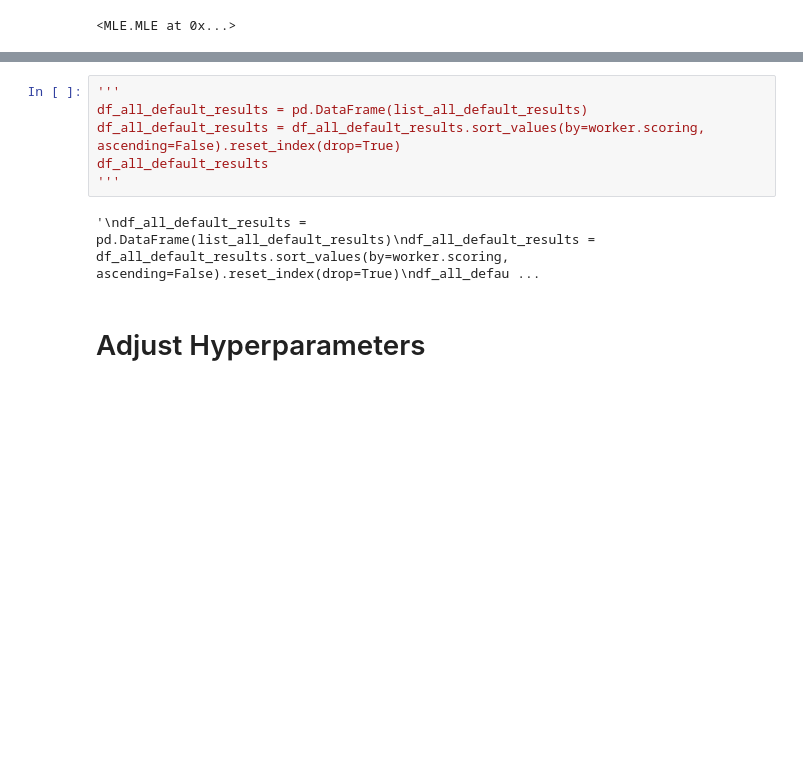
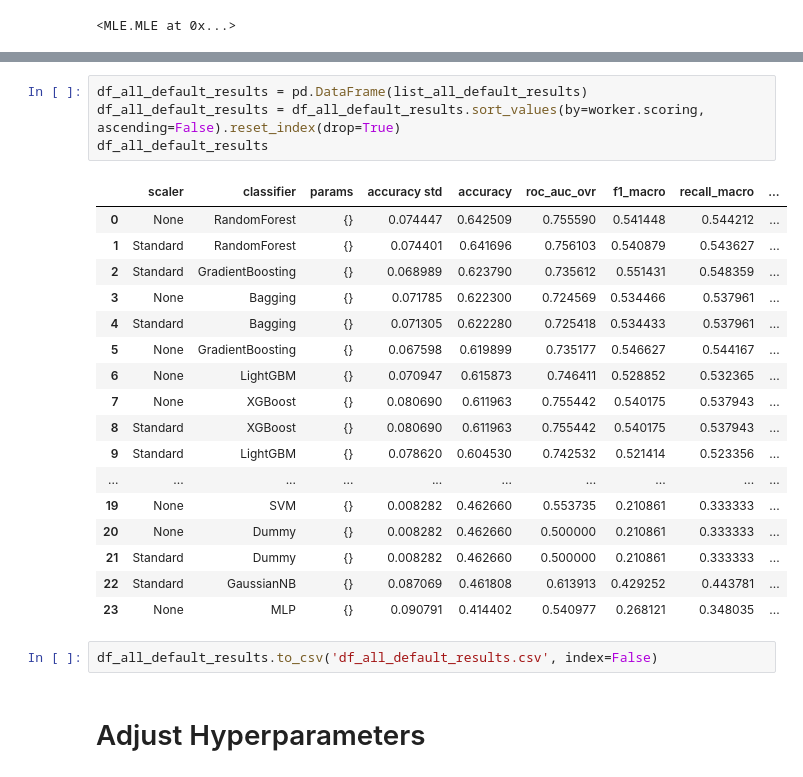
Before and after one commit to intel-comp-saude-ufes/2024-1-P1-HemofiliaSeverityClassification, a Jupyter notebook: Hemofilia_Projeto1.ipynb, the cells around one changed output, grey strips where cells are left out. Drawn from its saved outputs; the diff is of its cells as text; blank space fills up the shorter version.

```diff
--- a/Hemofilia_Projeto1.ipynb
+++ b/Hemofilia_Projeto1.ipynb
@@ -114,11 +129,27 @@ for classifier in worker.classifiers.keys():
 # %%
-'''
 df_all_default_results = pd.DataFrame(list_all_default_results)
 df_all_default_results = df_all_default_results.sort_values(by=worker.scoring, ascending=False).reset_index(drop=True)
 df_all_default_results
-'''
 # %% [output]
-'\ndf_all_default_results = pd.DataFrame(list_all_default_results)\ndf_all_default_results = df_all_default_results.sort_values(by=worker.scoring, ascending=False).reset_index(drop=True)\ndf_all_defau ...
+|  | scaler | classifier | params | accuracy std | accuracy | roc_auc_ovr | f1_macro | recall_macro | ... |
+| 0 | None | RandomForest | {} | 0.074447 | 0.642509 | 0.755590 | 0.541448 | 0.544212 | ... |
+| 1 | Standard | RandomForest | {} | 0.074401 | 0.641696 | 0.756103 | 0.540879 | 0.543627 | ... |
+| 2 | Standard | GradientBoosting | {} | 0.068989 | 0.623790 | 0.735612 | 0.551431 | 0.548359 | ... |
+| 3 | None | Bagging | {} | 0.071785 | 0.622300 | 0.724569 | 0.534466 | 0.537961 | ... |
+| 4 | Standard | Bagging | {} | 0.071305 | 0.622280 | 0.725418 | 0.534433 | 0.537961 | ... |
+| 5 | None | GradientBoosting | {} | 0.067598 | 0.619899 | 0.735177 | 0.546627 | 0.544167 | ... |
+| 6 | None | LightGBM | {} | 0.070947 | 0.615873 | 0.746411 | 0.528852 | 0.532365 | ... |
+| 7 | None | XGBoost | {} | 0.080690 | 0.611963 | 0.755442 | 0.540175 | 0.537943 | ... |
+| 8 | Standard | XGBoost | {} | 0.080690 | 0.611963 | 0.755442 | 0.540175 | 0.537943 | ... |
+| 9 | Standard | LightGBM | {} | 0.078620 | 0.604530 | 0.742532 | 0.521414 | 0.523356 | ... |
+| ... | ... | ... | ... | ... | ... | ... | ... | ... | ... |
+| 19 | None | SVM | {} | 0.008282 | 0.462660 | 0.553735 | 0.210861 | 0.333333 | ... |
+| 20 | None | Dummy | {} | 0.008282 | 0.462660 | 0.500000 | 0.210861 | 0.333333 | ... |
+| 21 | Standard | Dummy | {} | 0.008282 | 0.462660 | 0.500000 | 0.210861 | 0.333333 | ... |
+| 22 | Standard | GaussianNB | {} | 0.087069 | 0.461808 | 0.613913 | 0.429252 | 0.443781 | ... |
+| 23 | None | MLP | {} | 0.090791 | 0.414402 | 0.540977 | 0.268121 | 0.348035 | ... |
+# %%
+df_all_default_results.to_csv('df_all_default_results.csv', index=False)
 # %% [markdown]
 # Adjust Hyperparameters
 # %%
```
Also changed, not shown: parts of 2 cells of this notebook, 2 other files.
